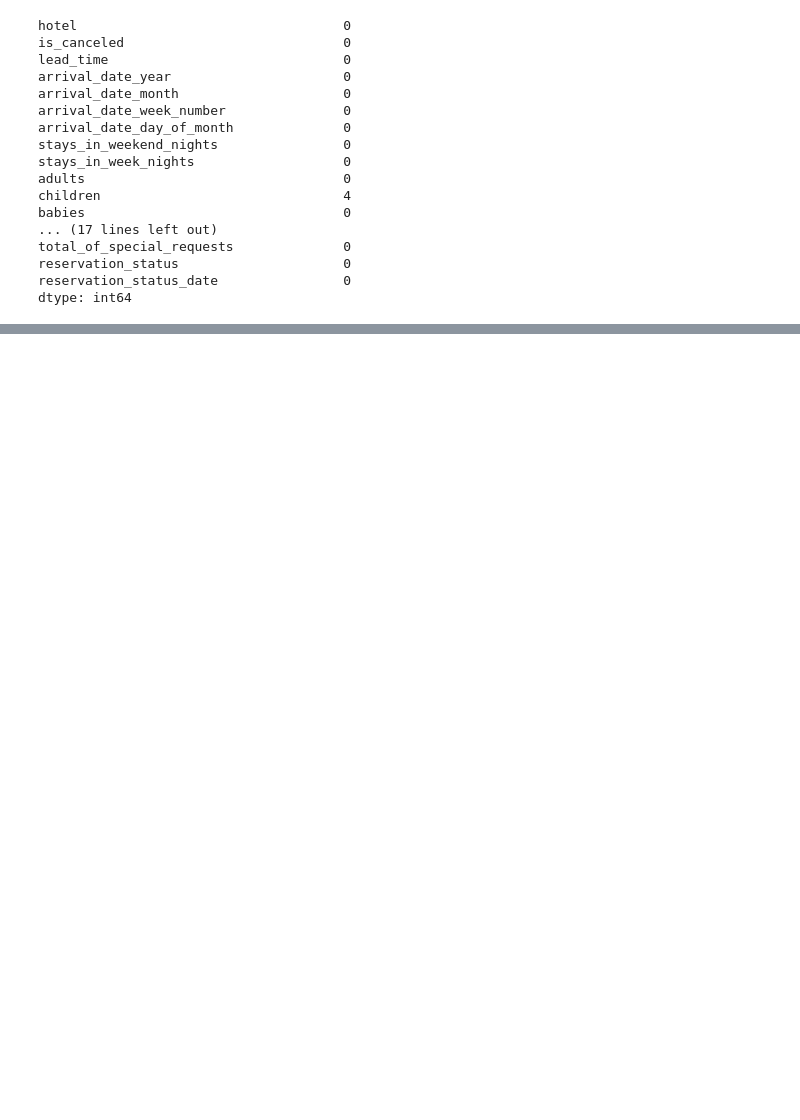
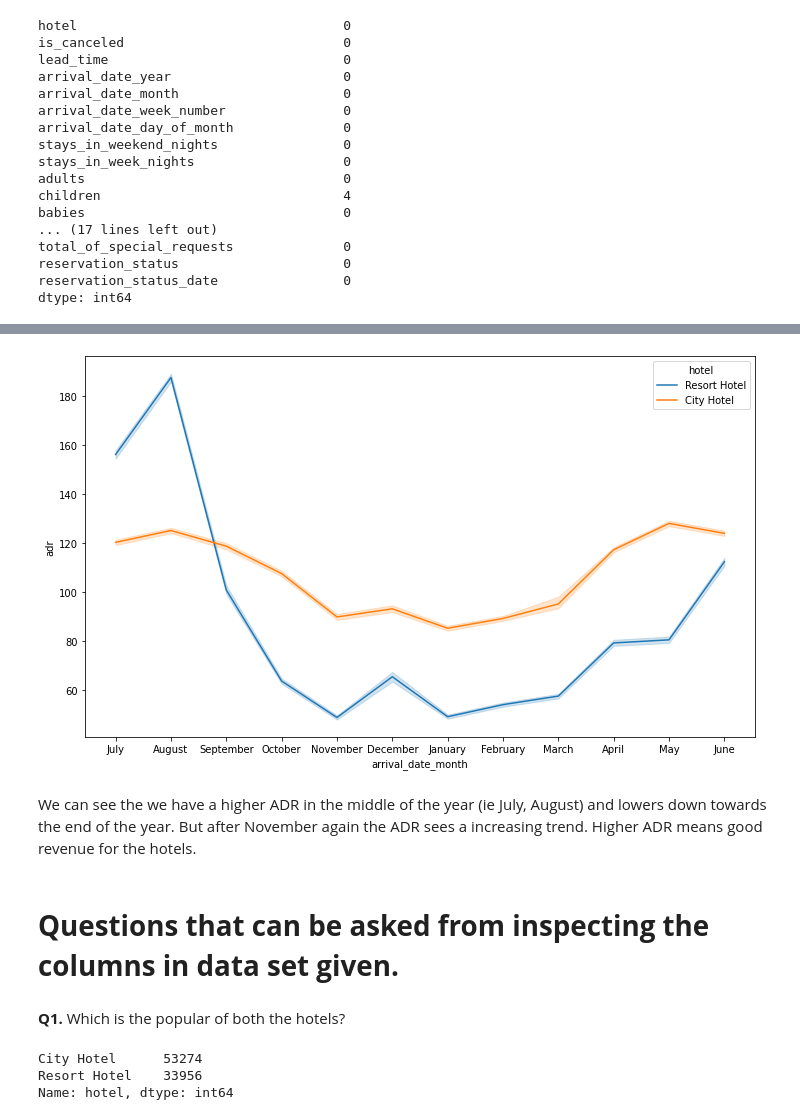
Before and after one commit to lawrencedhar/EDA-Hotel_Booking_Analysis, a Jupyter notebook: Hotel_Booking_Analysis_Capstone_Project.ipynb, the cells around one changed output, grey strips where cells are left out. Drawn from its saved outputs; the diff is of its cells as text; code cells hidden in the pictures; blank space fills up the shorter version.

```diff
--- a/Hotel_Booking_Analysis_Capstone_Project.ipynb
+++ b/Hotel_Booking_Analysis_Capstone_Project.ipynb
@@ -131,2 +552,21 @@ dtype: int64
+# %%
+# line plot for adr.
+plt.figure(figsize=(12,7))
+sns.lineplot(x="arrival_date_month",y="adr",hue="hotel",data=df)
+plt.show()
+# %% [output]
+[figure, added]
+# %% [markdown]
+We can see the we have a higher ADR in the middle of the year (ie July, August) and lowers down towards the end of the year. But after November again the ADR sees a increasing trend.
+Higher ADR means good revenue for the hotels.
+# %% [markdown]
+# **Questions that can be asked from inspecting the columns in data set given.**
+# %% [markdown]
+**Q1.** Which is the popular of both the hotels?
 # %%
-# Let us find the total no of guests in both the hotels.
+# Finding total record in both the hotels.
+df.hotel.value_counts()
+# %% [output]
+City Hotel      53274
+Resort Hotel    33956
+Name: hotel, dtype: int64
```
Also changed, not shown: parts of 123 cells of this notebook.
